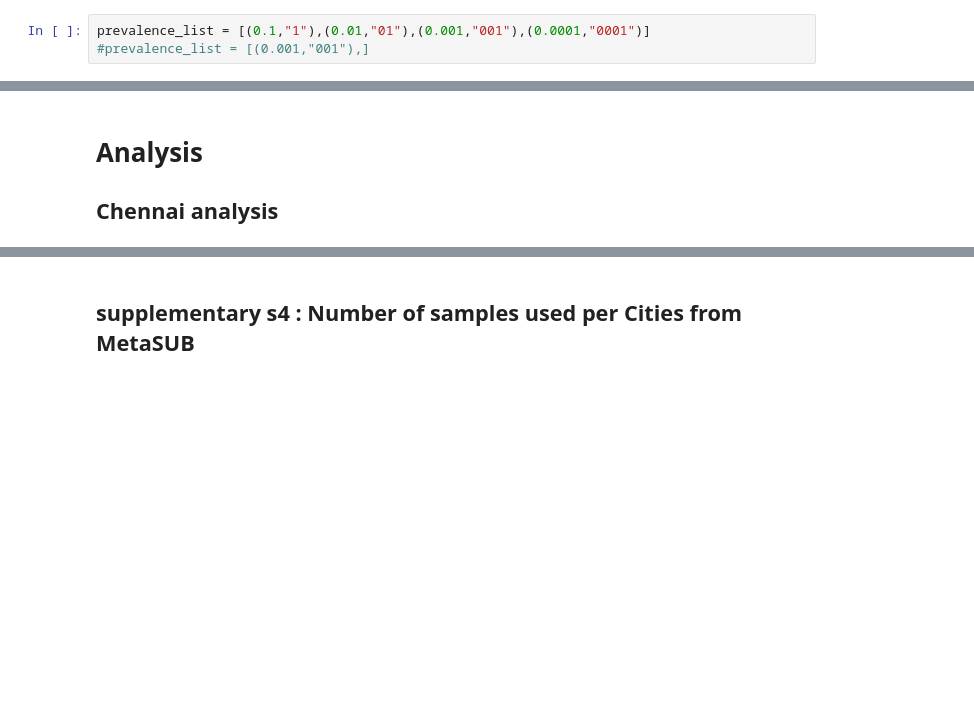
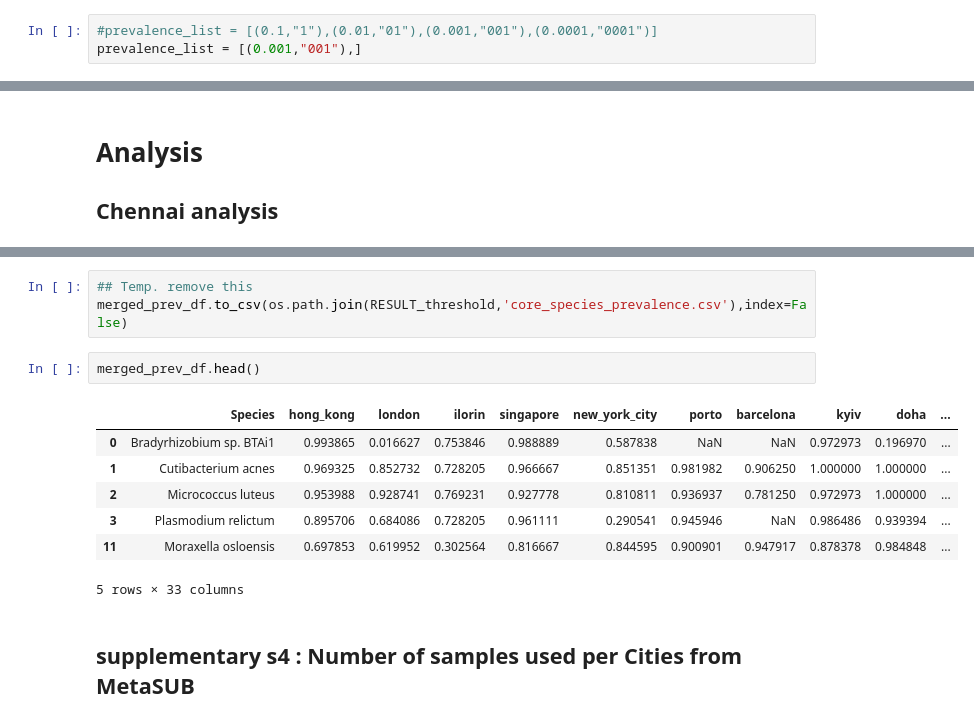
Before and after one commit to IBSE-IITM/MetaSUB-CMRL, a Jupyter notebook: code/microbial_signatures_analysis.ipynb, the cells around one changed output, grey strips where cells are left out. Drawn from its saved outputs; the diff is of its cells as text; blank space fills up the shorter version.

```diff
--- a/code/microbial_signatures_analysis.ipynb
+++ b/code/microbial_signatures_analysis.ipynb
@@ -20,8 +20,8 @@ bounds = [0.97, 0.8]
 peri = 0.15
 MIN_SAMPLES = 12
 # %%
-prevalence_list = [(0.1,"1"),(0.01,"01"),(0.001,"001"),(0.0001,"0001")]
-#prevalence_list = [(0.001,"001"),]
+#prevalence_list = [(0.1,"1"),(0.01,"01"),(0.001,"001"),(0.0001,"0001")]
+prevalence_list = [(0.001,"001"),]
 # %%
 DATASET = os.path.join(
     "..","data"
@@ -218,3 +252,16 @@ Iterate through each cities
+# %%
+## Temp. remove this
+merged_prev_df.to_csv(os.path.join(RESULT_threshold,'core_species_prevalence.csv'),index=False)
+# %%
+merged_prev_df.head()
+# %% [output]
+|  | Species | hong_kong | london | ilorin | singapore | new_york_city | porto | barcelona | kyiv | doha | ... |
+| 0 | Bradyrhizobium sp. BTAi1 | 0.993865 | 0.016627 | 0.753846 | 0.988889 | 0.587838 | NaN | NaN | 0.972973 | 0.196970 | ... |
+| 1 | Cutibacterium acnes | 0.969325 | 0.852732 | 0.728205 | 0.966667 | 0.851351 | 0.981982 | 0.906250 | 1.000000 | 1.000000 | ... |
+| 2 | Micrococcus luteus | 0.953988 | 0.928741 | 0.769231 | 0.927778 | 0.810811 | 0.936937 | 0.781250 | 0.972973 | 1.000000 | ... |
+| 3 | Plasmodium relictum | 0.895706 | 0.684086 | 0.728205 | 0.961111 | 0.290541 | 0.945946 | NaN | 0.986486 | 0.939394 | ... |
+| 11 | Moraxella osloensis | 0.697853 | 0.619952 | 0.302564 | 0.816667 | 0.844595 | 0.900901 | 0.947917 | 0.878378 | 0.984848 | ... |
+5 rows × 33 columns
 # %% [markdown]
 ## supplementary s4 : Number of samples used per Cities from MetaSUB
 # %%
```
Also changed, not shown: parts of 1 cell of this notebook, 17 other files.
